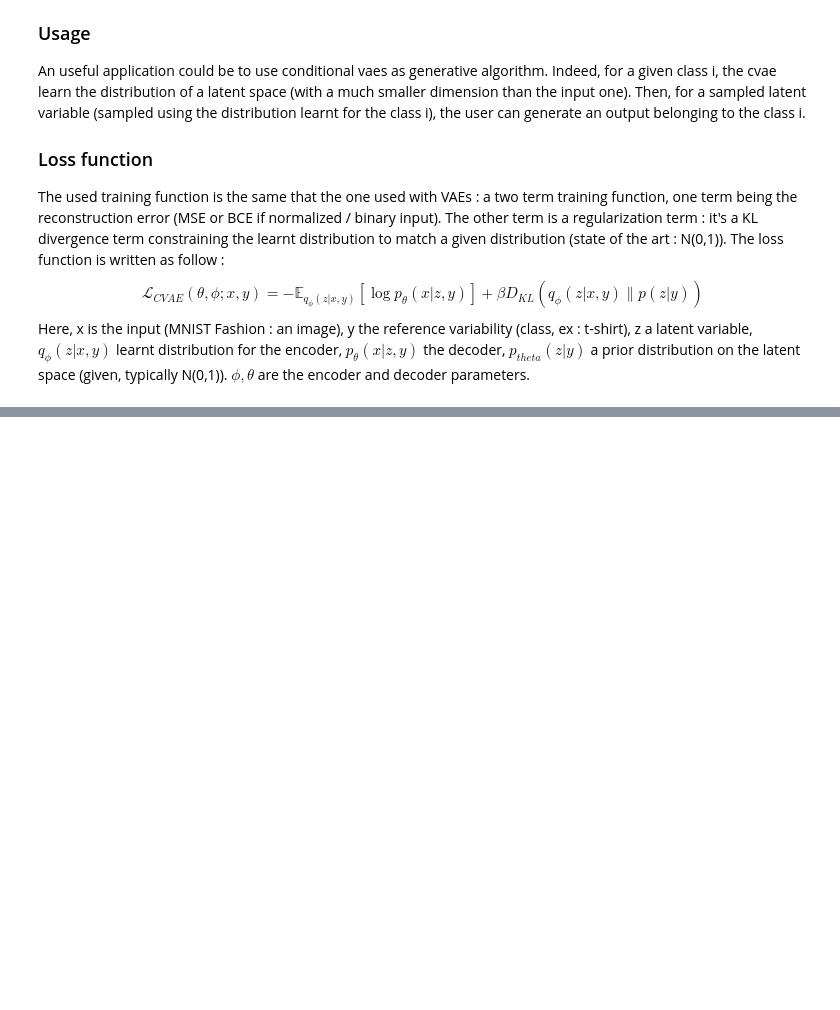
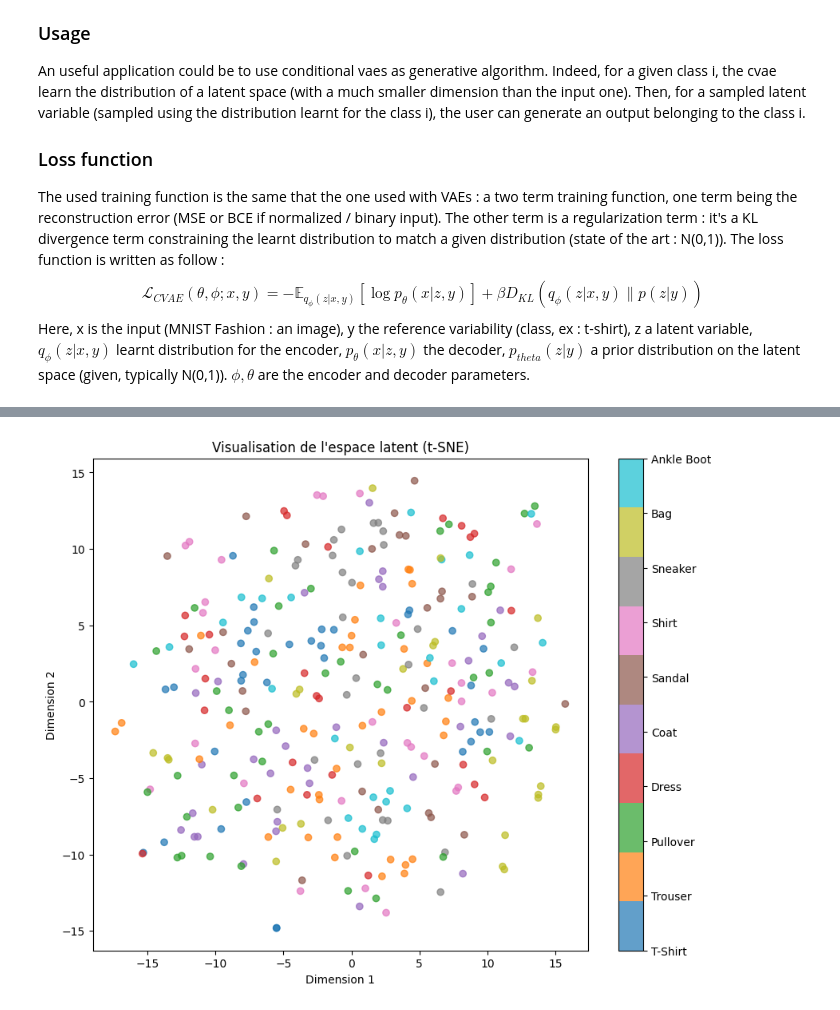
Before and after one commit to guillaume-joffre/project-hddl-segmentation, a Jupyter notebook: cvae.ipynb, the cells around one changed output, grey strips where cells are left out. Saved outputs shown, nothing was run; the diff lists cells and outputs as text; code cells hidden in the pictures; blank space fills up the shorter version.

```diff
--- a/cvae.ipynb
+++ b/cvae.ipynb
@@ -291,0 +368,4 @@ generate_samples(class_idx=3)
+# %%
+plot_latent_space()
+# %% [output]
+[figure, added]
```
Also changed, not shown: parts of 4 cells of this notebook.
